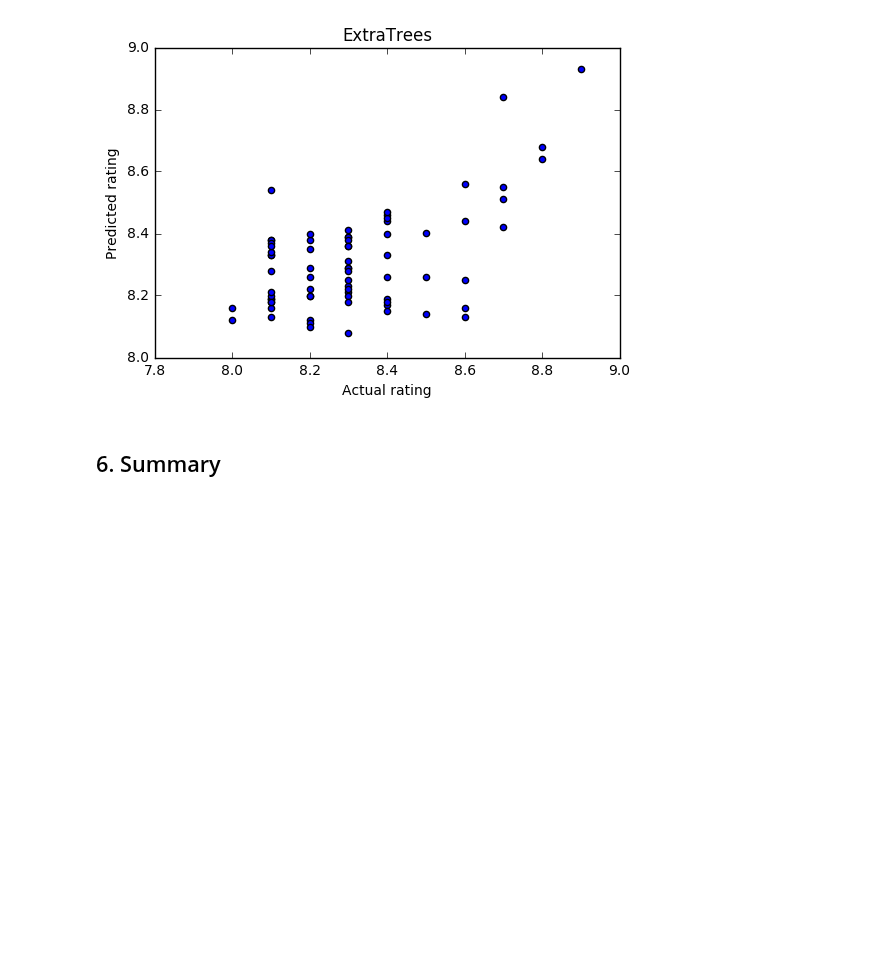
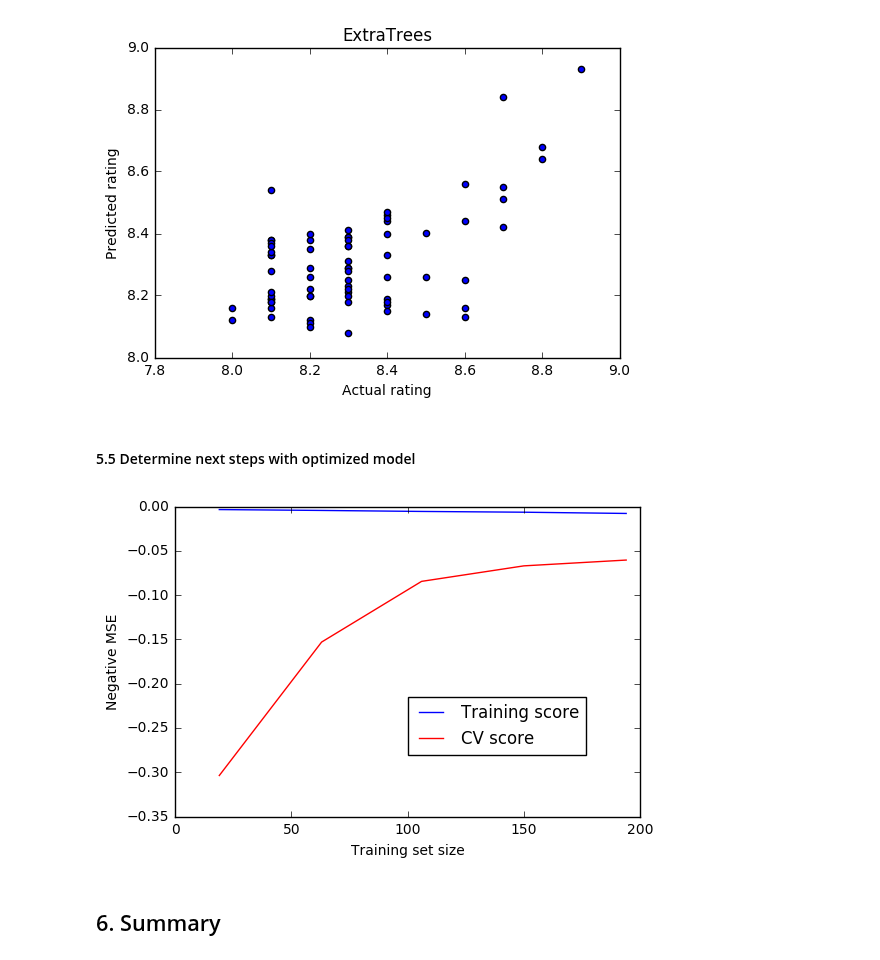
Before and after one commit to mohsseha/DSI-BOS-students, a Jupyter notebook: karthik-33/Week-6/Project/KV project 6.ipynb, the cells around one changed output. Cells and saved outputs as stored; diff of their text form; code cells hidden in the pictures; blank space fills up the shorter version.

```diff
--- a/karthik-33/Week-6/Project/KV project 6.ipynb
+++ b/karthik-33/Week-6/Project/KV project 6.ipynb
@@ -474,6 +474,28 @@ hindi        0.037895
 ExtraTrees predicted MSE:  0.0308904109589
 ExtraTrees predicted R2:  0.278826776483
 [figure]
+# %% [markdown]
+#### 5.5 Determine next steps with optimized model
+# %%
+# Plot learning curve to better direct next steps
+from sklearn.model_selection import learning_curve
+rfr = RandomForestRegressor(max_depth = 10, min_samples_split = 2,
+                            n_estimators = 40, min_samples_leaf = 1, max_features = None)
+train_sizes, train_scores, valid_scores = learning_curve(rfr, X_final, y,
+                                                         cv=5, scoring = 'neg_mean_squared_error')
+# %%
+t_mean = [i.mean() for i in train_scores]
+v_mean = [i.mean() for i in valid_scores]
+# %%
+# Learning curve
+plt.xlabel("Training set size")
+plt.ylabel("Negative MSE")
+plt.plot(train_sizes, t_mean, c = "b", label = "Training score")
+plt.plot(train_sizes, v_mean, c = "r", label = "CV score")
+plt.legend(loc = (0.5,0.2))
+plt.show()
+# %% [output]
+[figure, added]
 # %% [markdown]
 ## 6. Summary
 # %% [markdown]
```
Also changed, not shown: parts of 1 cell of this notebook.
